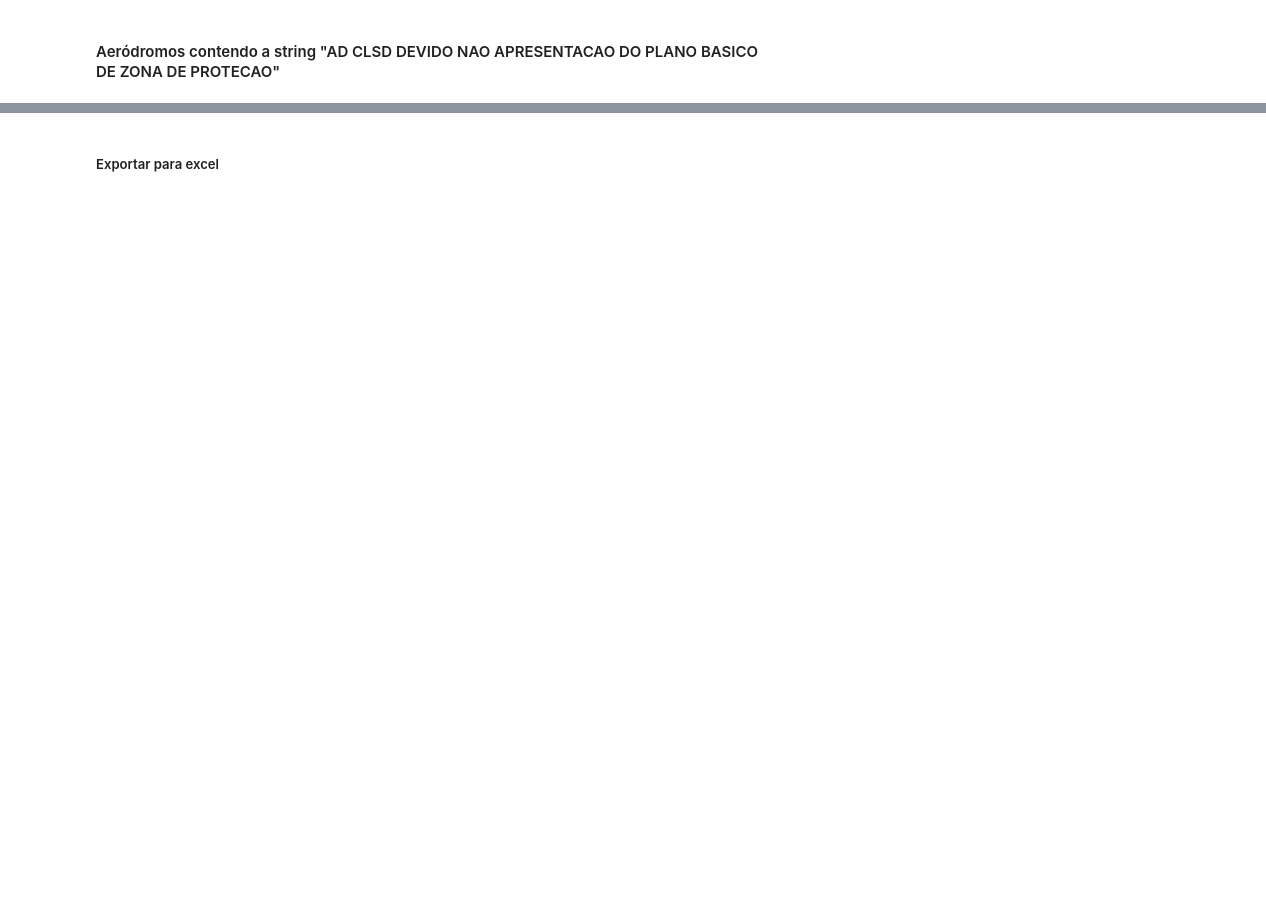
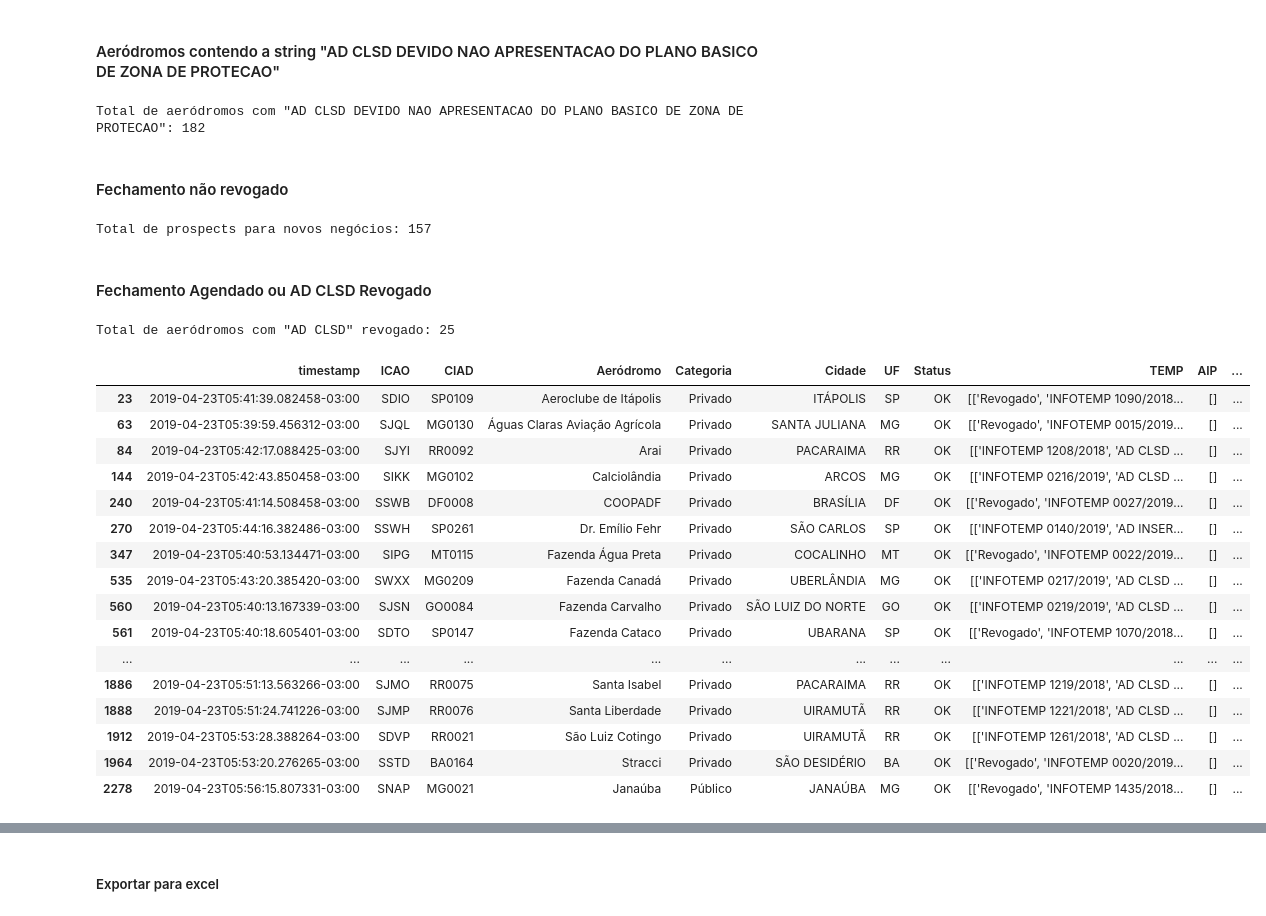
Before and after one commit to Falamarcao/Aerodromes, a Jupyter notebook: AISWeb/AD CLSD PBZPA/AD CLSD.ipynb, the cells around one changed output, grey strips where cells are left out. Cells and saved outputs as stored; diff of their text form; code cells hidden in the pictures; blank space fills up the shorter version.

```diff
--- a/AISWeb/AD CLSD PBZPA/AD CLSD.ipynb
+++ b/AISWeb/AD CLSD PBZPA/AD CLSD.ipynb
@@ -80,2 +130,40 @@ aero_null.head()
 # %% [markdown]
 #### Aeródromos contendo a string "AD CLSD DEVIDO NAO APRESENTACAO DO PLANO BASICO DE ZONA DE PROTECAO"
+# %%
+filtro = "AD CLSD DEVIDO NAO APRESENTACAO DO PLANO BASICO DE ZONA DE PROTECAO"
+ad_clsd_pbzpa = aisweb[aisweb.TEMP.str.contains(filtro) == True]
+print(f"Total de aeródromos com \"AD CLSD DEVIDO NAO APRESENTACAO DO PLANO BASICO DE ZONA DE PROTECAO\": {ad_clsd_pbzpa.ICAO.count()}\n")
+# %% [output]
+Total de aeródromos com "AD CLSD DEVIDO NAO APRESENTACAO DO PLANO BASICO DE ZONA DE PROTECAO": 182
+# %% [markdown]
+#### Fechamento não revogado
+# %%
+ad_clsd_pbzpa_nao_rev = ad_clsd_pbzpa[ad_clsd_pbzpa.Status.str.contains('Aeródromo FECHADO', regex=True)]
+print(f"Total de prospects para novos negócios: {ad_clsd_pbzpa_nao_rev.ICAO.count()}\n")
+# %% [output]
+Total de prospects para novos negócios: 157
+# %% [markdown]
+#### Fechamento Agendado ou AD CLSD Revogado
+# %%
+ad_clsd_pbzpa_rev = ad_clsd_pbzpa[~ad_clsd_pbzpa.Status.str.contains('Aeródromo FECHADO')]
+print(f"Total de aeródromos com \"AD CLSD\" revogado: {ad_clsd_pbzpa_rev.ICAO.count()}\n")
+ad_clsd_pbzpa_rev
+# %% [output]
+Total de aeródromos com "AD CLSD" revogado: 25
+|  | timestamp | ICAO | CIAD | Aeródromo | Categoria | Cidade | UF | Status | TEMP | AIP | ... |
+| 23 | 2019-04-23T05:41:39.082458-03:00 | SDIO | SP0109 | Aeroclube de Itápolis | Privado | ITÁPOLIS | SP | OK | [['Revogado', 'INFOTEMP 1090/2018... | [] | ... |
+| 63 | 2019-04-23T05:39:59.456312-03:00 | SJQL | MG0130 | Águas Claras Aviação Agrícola | Privado | SANTA JULIANA | MG | OK | [['Revogado', 'INFOTEMP 0015/2019... | [] | ... |
+| 84 | 2019-04-23T05:42:17.088425-03:00 | SJYI | RR0092 | Arai | Privado | PACARAIMA | RR | OK | [['INFOTEMP 1208/2018', 'AD CLSD ... | [] | ... |
+| 144 | 2019-04-23T05:42:43.850458-03:00 | SIKK | MG0102 | Calciolândia | Privado | ARCOS | MG | OK | [['INFOTEMP 0216/2019', 'AD CLSD ... | [] | ... |
+| 240 | 2019-04-23T05:41:14.508458-03:00 | SSWB | DF0008 | COOPADF | Privado | BRASÍLIA | DF | OK | [['Revogado', 'INFOTEMP 0027/2019... | [] | ... |
+| 270 | 2019-04-23T05:44:16.382486-03:00 | SSWH | SP0261 | Dr. Emílio Fehr | Privado | SÃO CARLOS | SP | OK | [['INFOTEMP 0140/2019', 'AD INSER... | [] | ... |
+| 347 | 2019-04-23T05:40:53.134471-03:00 | SIPG | MT0115 | Fazenda Água Preta | Privado | COCALINHO | MT | OK | [['Revogado', 'INFOTEMP 0022/2019... | [] | ... |
+| 535 | 2019-04-23T05:43:20.385420-03:00 | SWXX | MG0209 | Fazenda Canadá | Privado | UBERLÂNDIA | MG | OK | [['INFOTEMP 0217/2019', 'AD CLSD ... | [] | ... |
+| 560 | 2019-04-23T05:40:13.167339-03:00 | SJSN | GO0084 | Fazenda Carvalho | Privado | SÃO LUIZ DO NORTE | GO | OK | [['INFOTEMP 0219/2019', 'AD CLSD ... | [] | ... |
+| 561 | 2019-04-23T05:40:18.605401-03:00 | SDTO | SP0147 | Fazenda Cataco | Privado | UBARANA | SP | OK | [['Revogado', 'INFOTEMP 1070/2018... | [] | ... |
+| ... | ... | ... | ... | ... | ... | ... | ... | ... | ... | ... | ... |
+| 1886 | 2019-04-23T05:51:13.563266-03:00 | SJMO | RR0075 | Santa Isabel | Privado | PACARAIMA | RR | OK | [['INFOTEMP 1219/2018', 'AD CLSD ... | [] | ... |
+| 1888 | 2019-04-23T05:51:24.741226-03:00 | SJMP | RR0076 | Santa Liberdade | Privado | UIRAMUTÃ | RR | OK | [['INFOTEMP 1221/2018', 'AD CLSD ... | [] | ... |
+| 1912 | 2019-04-23T05:53:28.388264-03:00 | SDVP | RR0021 | São Luiz Cotingo | Privado | UIRAMUTÃ | RR | OK | [['INFOTEMP 1261/2018', 'AD CLSD ... | [] | ... |
+| 1964 | 2019-04-23T05:53:20.276265-03:00 | SSTD | BA0164 | Stracci | Privado | SÃO DESIDÉRIO | BA | OK | [['Revogado', 'INFOTEMP 0020/2019... | [] | ... |
+| 2278 | 2019-04-23T05:56:15.807331-03:00 | SNAP | MG0021 | Janaúba | Público | JANAÚBA | MG | OK | [['Revogado', 'INFOTEMP 1435/2018... | [] | ... |
```
Also changed, not shown: parts of 26 cells of this notebook, 1 other file.
